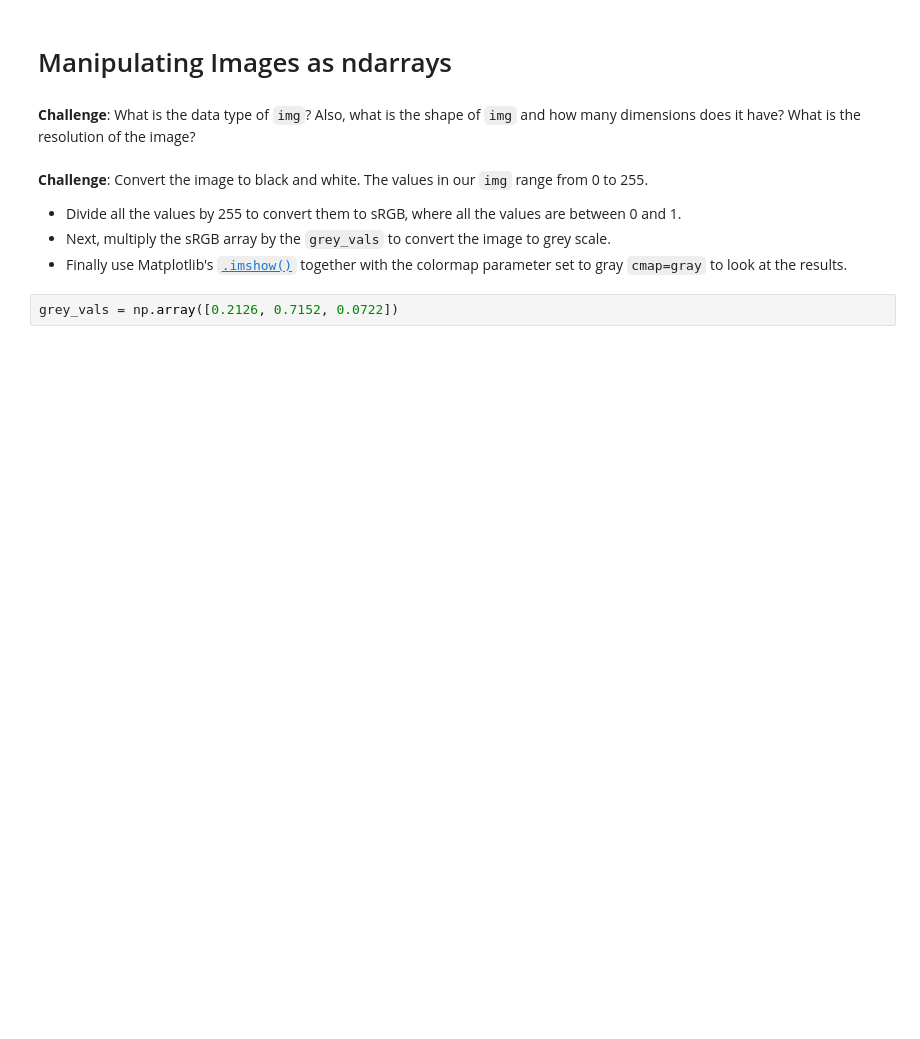
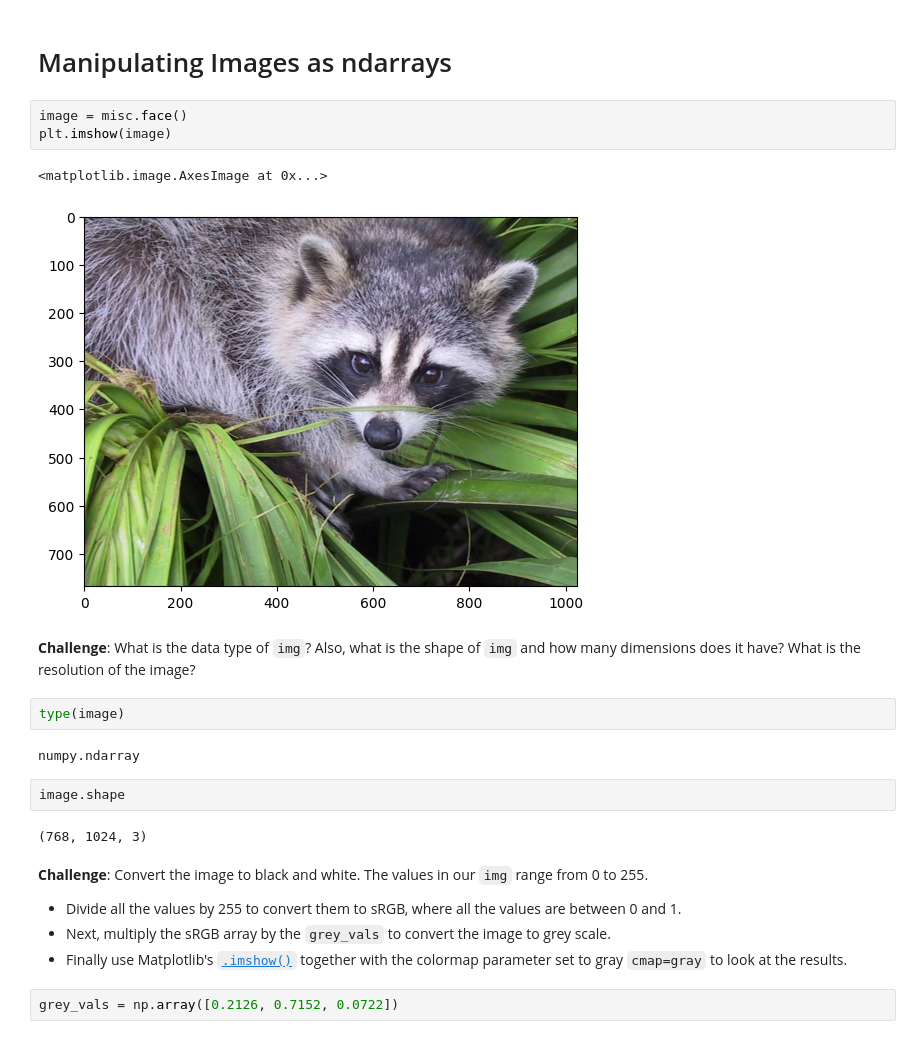
Before and after one commit to BioBrickDevs/100-days-coding-challenge, a Jupyter notebook: Day 76 - Numpy/Computation_with_NumPy_and_N_Dimensional_Arrays_(start).ipynb, the cells around one changed output. Saved outputs shown, nothing was run; the diff lists cells and outputs as text; blank space fills up the shorter version.

```diff
--- a/Day 76 - Numpy/Computation_with_NumPy_and_N_Dimensional_Arrays_(start).ipynb
+++ b/Day 76 - Numpy/Computation_with_NumPy_and_N_Dimensional_Arrays_(start).ipynb
@@ -162,7 +268,21 @@ Dimensions of result: (4x2)*(2x3)=(4x3)
 # %% [markdown]
 # Manipulating Images as ndarrays
+# %%
+image = misc.face()
+plt.imshow(image)
+# %% [output]
+<matplotlib.image.AxesImage at 0x...>
+[figure, added]
 # %% [markdown]
 **Challenge**: What is the data type of `img`? Also, what is the shape of `img` and how many dimensions does it have? What is the resolution of the image?
+# %%
+type(image)
+# %% [output]
+numpy.ndarray
+# %%
+image.shape
+# %% [output]
+(768, 1024, 3)
 # %% [markdown]
 **Challenge**: Convert the image to black and white. The values in our `img` range from 0 to 255.
 * Divide all the values by 255 to convert them to sRGB, where all the values are between 0 and 1.
```
Also changed, not shown: parts of 29 cells of this notebook.
